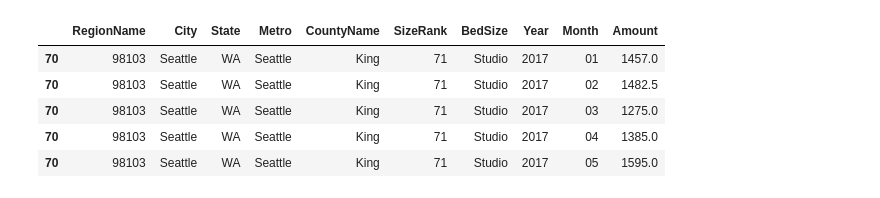
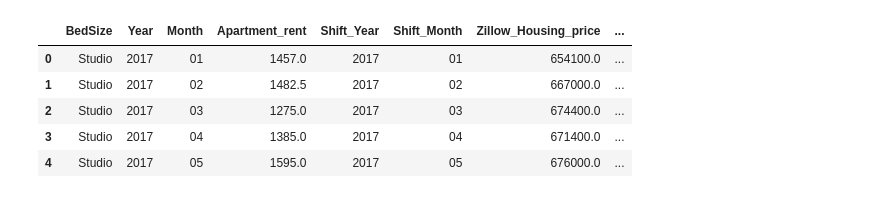
Before and after one commit to yichiang/Project-Apartment-Rent-Prediction, a Jupyter notebook: EDA.ipynb, the cells around one changed output. Cells and saved outputs as stored; diff of their text form; code cells hidden in the pictures.

Commit message:
add all data to one df

```diff
--- a/EDA.ipynb
+++ b/EDA.ipynb
@@ -19,11 +21,11 @@ import pickle
 # %%
-with open("apartment_sale.pkl", 'rb') as picklefile:
-    zillow_apartment_df = pickle.load(picklefile)
-zillow_apartment_df.head()
+with open("all_data.pkl", 'rb') as picklefile:
+    merge_housing = pickle.load(picklefile)
+merge_housing.head()
 # %% [output]
-|  | RegionName | City | State | Metro | CountyName | SizeRank | BedSize | Year | Month | Amount |
-| 70 | 98103 | Seattle | WA | Seattle | King | 71 | Studio | 2017 | 01 | 1457.0 |
-| 70 | 98103 | Seattle | WA | Seattle | King | 71 | Studio | 2017 | 02 | 1482.5 |
-| 70 | 98103 | Seattle | WA | Seattle | King | 71 | Studio | 2017 | 03 | 1275.0 |
-| 70 | 98103 | Seattle | WA | Seattle | King | 71 | Studio | 2017 | 04 | 1385.0 |
-| 70 | 98103 | Seattle | WA | Seattle | King | 71 | Studio | 2017 | 05 | 1595.0 |
+|  | BedSize | Year | Month | Apartment_rent | Shift_Year | Shift_Month | Zillow_Housing_price | ... |
+| 0 | Studio | 2017 | 01 | 1457.0 | 2017 | 01 | 654100.0 | ... |
+| 1 | Studio | 2017 | 02 | 1482.5 | 2017 | 02 | 667000.0 | ... |
+| 2 | Studio | 2017 | 03 | 1275.0 | 2017 | 03 | 674400.0 | ... |
+| 3 | Studio | 2017 | 04 | 1385.0 | 2017 | 04 | 671400.0 | ... |
+| 4 | Studio | 2017 | 05 | 1595.0 | 2017 | 05 | 676000.0 | ... |
```
Also changed, not shown: parts of 24 cells of this notebook, 8 other files.
